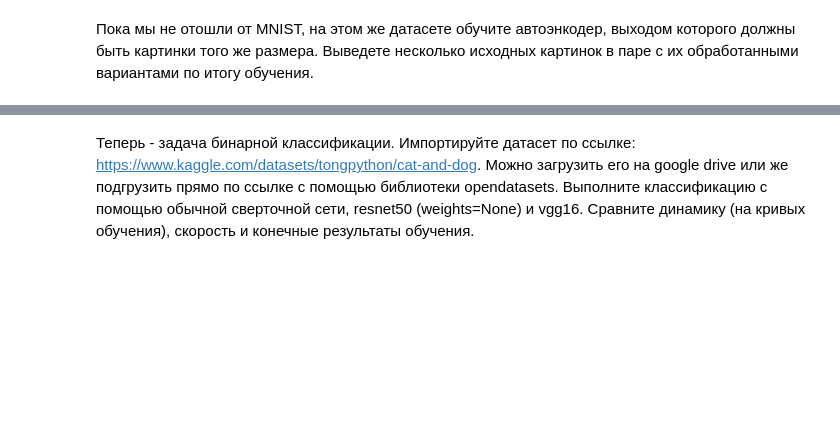
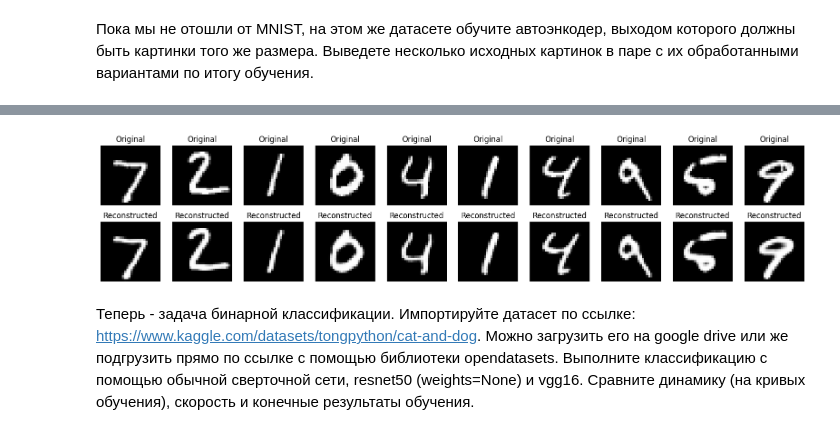
Before and after one commit to BZ6/PINDeepLearning, a Jupyter notebook: Лабораторная_работа_№2.ipynb, the cells around one changed output, grey strips where cells are left out. Drawn from its saved outputs; the diff is of its cells as text; code cells hidden in the pictures; blank space fills up the shorter version.

```diff
--- a/Лабораторная_работа_№2.ipynb
+++ b/Лабораторная_работа_№2.ipynb
@@ -7,2 +106,26 @@
 # %% [markdown]
 Пока мы не отошли от MNIST, на этом же датасете обучите автоэнкодер, выходом которого должны быть картинки того же размера. Выведете несколько исходных картинок в паре с их обработанными вариантами по итогу обучения.
+# %%
+input_img = tf.keras.Input(shape=(28, 28, 1))
+
+x = layers.Conv2D(32, (3, 3), activation='relu', padding='same')(input_img)
+x = layers.MaxPooling2D((2, 2), padding='same')(x)
+x = layers.Conv2D(32, (3, 3), activation='relu', padding='same')(x)
+encoded = layers.MaxPooling2D((2, 2), padding='same')(x)
+
+x = layers.Conv2D(32, (3, 3), activation='relu', padding='same')(encoded)
+x = layers.UpSampling2D((2, 2))(x)
+x = layers.Conv2D(32, (3, 3), activation='relu', padding='same')(x)
+x = layers.UpSampling2D((2, 2))(x)
+decoded = layers.Conv2D(1, (3, 3), activation='sigmoid', padding='same')(x)
+
+autoencoder = models.Model(input_img, decoded)
+autoencoder.compile(optimizer='adam', loss='binary_crossentropy')
+
+autoencoder.fit(x_train, x_train,
+                epochs=10,
+                batch_size=128,
+                shuffle=True,
+                validation_data=(x_test, x_test))
+
+decoded_imgs = autoencoder.predict(x_test)
@@ -9,2 +150,18 @@
+# %%
+n = 10
+plt.figure(figsize=(20, 4))
+for i in range(n):
+    ax = plt.subplot(2, n, i + 1)
+    plt.imshow(x_test[i].reshape(28, 28), cmap='gray')
+    plt.title("Original")
+    plt.axis('off')
+
+    ax = plt.subplot(2, n, i + 1 + n)
+    plt.imshow(decoded_imgs[i].reshape(28, 28), cmap='gray')
+    plt.title("Reconstructed")
+    plt.axis('off')
+plt.show()
+# %% [output]
+[figure, added]
 # %% [markdown]
 Теперь - задача бинарной классификации. Импортируйте датасет по ссылке: https://www.kaggle.com/datasets/tongpython/cat-and-dog. Можно загрузить его на google drive или же подгрузить прямо по ссылке с помощью библиотеки opendatasets. Выполните классификацию с помощью обычной сверточной сети, resnet50 (weights=None) и vgg16. Сравните динамику (на кривых обучения), скорость и конечные результаты обучения.
```
Also changed, not shown: parts of 16 cells of this notebook.
